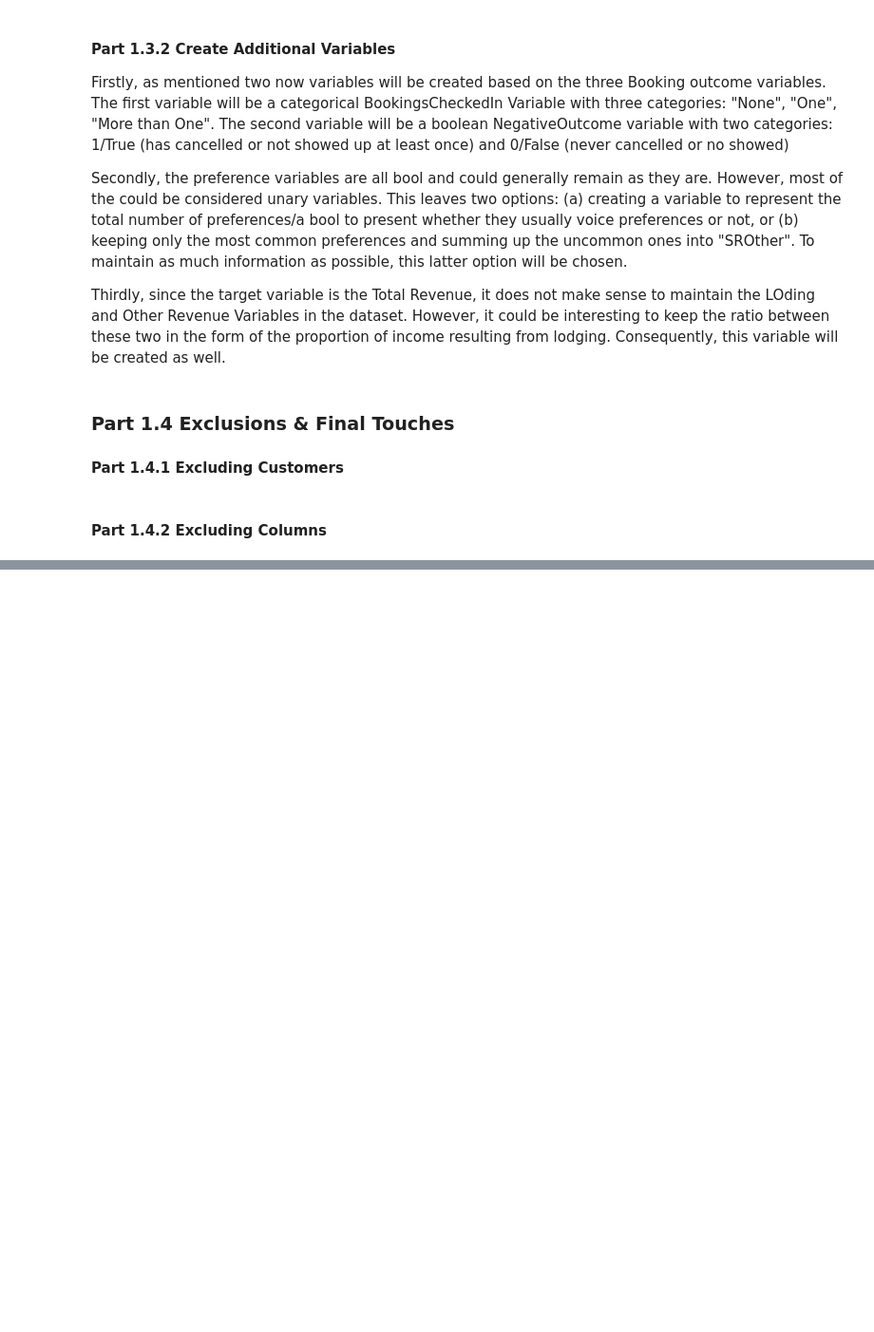
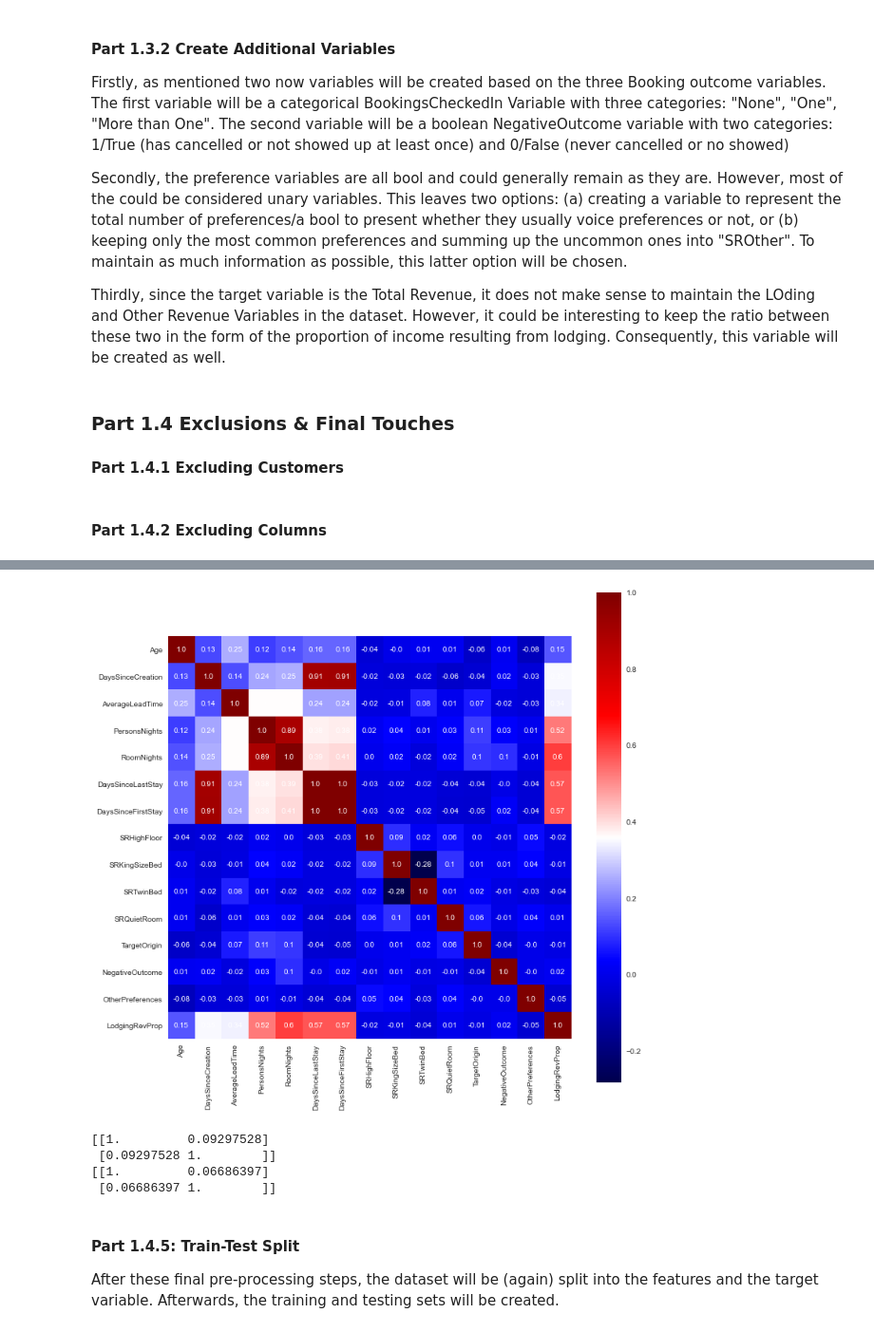
Before and after one commit to evasaunders/PersonalProjects, a Jupyter notebook: 2021_Hotel_EDA/2021_Hotel_Regression.ipynb, the cells around one changed output, grey strips where cells are left out. Shown at 95% size. Cells and saved outputs as stored; diff of their text form; code cells hidden in the pictures; blank space fills up the shorter version.

Commit message:
more additions to the regression hotel file in the form of (pre-)processing

```diff
--- a/2021_Hotel_EDA/2021_Hotel_Regression.ipynb
+++ b/2021_Hotel_EDA/2021_Hotel_Regression.ipynb
@@ -377,6 +387,6 @@ dataset["TotalRevenue"] = dataset["OtherRevenue"] + dataset["LodgingRevenue"]
 # %%
 #create a TargetOrigin variable with the group mean for each Origin category
-dataset["TargetOrigin"] = dataset["Origin"].map(dataset.groupby("Origin")["TotalRevenue"].mean())
+dataset.loc[:,"TargetOrigin"] = dataset["Origin"].map(dataset.groupby("Origin")["TotalRevenue"].mean())
 dataset[["Origin", "TotalRevenue"]].groupby("Origin").mean()
 # %% [output]
 |  | TotalRevenue |
@@ -423,22 +433,22 @@ condition = ( (dataset["SRLowFloor"] > 0) | (dataset["SRAccessibleRoom"] > 0) |
 dataset["OtherPreferences"] = np.where(condition, 1, 0)
 # %%
 #poportion of income from lodging variable
-dataset["LodgingRevProp"] = (dataset["LodgingRevenue"]/dataset["TotalRevenue"]).fillna(0)
+dataset.loc[:,"LodgingRevProp"] = (dataset.loc[:,"LodgingRevenue"]/dataset.loc[:,"TotalRevenue"]).fillna(0)
 # %% [markdown]
 ### Part 1.4 Exclusions & Final Touches
 #### Part 1.4.1 Excluding Customers
 # %%
 #excluding customers with negative age or age above 100
-regr_df = dataset[((dataset["Age"] >= 0) & (dataset["Age"] < 100)) | (dataset["Age"].isna())]
+regr_df = dataset[((dataset["Age"] >= 0) & (dataset["Age"] < 100)) | (dataset["Age"].isna())].copy()
 
 #excluding customers where lodging revenue is above 5000 or other revenue is above 2000
-regr_df = regr_df[(regr_df["LodgingRevenue"] < 5000) & (regr_df["OtherRevenue"] < 2000)]
+regr_df = regr_df[(regr_df["LodgingRevenue"] < 5000) & (regr_df["OtherRevenue"] < 2000)].copy()
 
 #excluding customers with RoomNights above 30 or PersonNights above 40
-regr_df = regr_df[(regr_df["RoomNights"] < 30) & (regr_df["PersonsNights"] < 40)]
+regr_df = regr_df[(regr_df["RoomNights"] < 30) & (regr_df["PersonsNights"] < 40)].copy()
 
 #exclude customers from Antarctica
-regr_df = regr_df[(regr_df["Origin"] != "Antarctica")]
+regr_df = regr_df[(regr_df["Origin"] != "Antarctica")].copy()
 # %% [markdown]
 #### Part 1.4.2 Excluding Columns
 # %%
@@ -454,0 +465,25 @@ While the quantitative variables in this dataset were certainly not all perfectl
+# %%
+#separate the target variable
+hotel_target = regr_df["TotalRevenue"].copy()
+hotel_features = regr_df.drop("TotalRevenue", axis = 1).copy()
+# %%
+plt.rcParams["axes.grid"] = False
+#correlation matrix
+corr_matrix = hotel_features.corr().round(3)
+
+#heatmap with matplotlib of the sorted matrix
+plt.figure(figsize = (12,12))
+hm = plt.imshow(corr_matrix, cmap="seismic")
+plt.colorbar(hm)
+
+xticks = plt.xticks(np.arange(len(corr_matrix.columns.to_list())), labels = corr_matrix.columns.to_list(), rotation = 90)
+yticks = plt.yticks(np.arange(len(corr_matrix.columns.to_list())), labels = corr_matrix.columns.to_list())
+
+ax = plt.gca()
+for i in range(len(corr_matrix.columns.to_list())):
+    for j in range(len(corr_matrix.columns.to_list())):
+        text = ax.text(j, i, round(corr_matrix.iloc[i, j],2), ha="center", va="center", color="w")
+
+plt.show()
+# %% [output]
+[figure, added]
@@ -454,0 +499,12 @@ While the quantitative variables in this dataset were certainly not all perfectl
+# %%
+#checking whether these new variables are still highly correlated with DaysSinceFirstCreation
+print(np.corrcoef(regr_df["DaysSinceCreation"], regr_df["DiffCreationFirstStay"]))
+print(np.corrcoef(regr_df["DaysSinceCreation"], regr_df["DiffFirstLastStay"]))
+# %% [output]
+[[1.         0.09297528]
+ [0.09297528 1.        ]]
+[[1.         0.06686397]
+ [0.06686397 1.        ]]
+# %% [markdown]
+#### Part 1.4.5: Train-Test Split
+After these final pre-processing steps, the dataset will be (again) split into the features and the target variable. Afterwards, the training and testing sets will be created.
```
Also changed, not shown: parts of 17 cells of this notebook.
